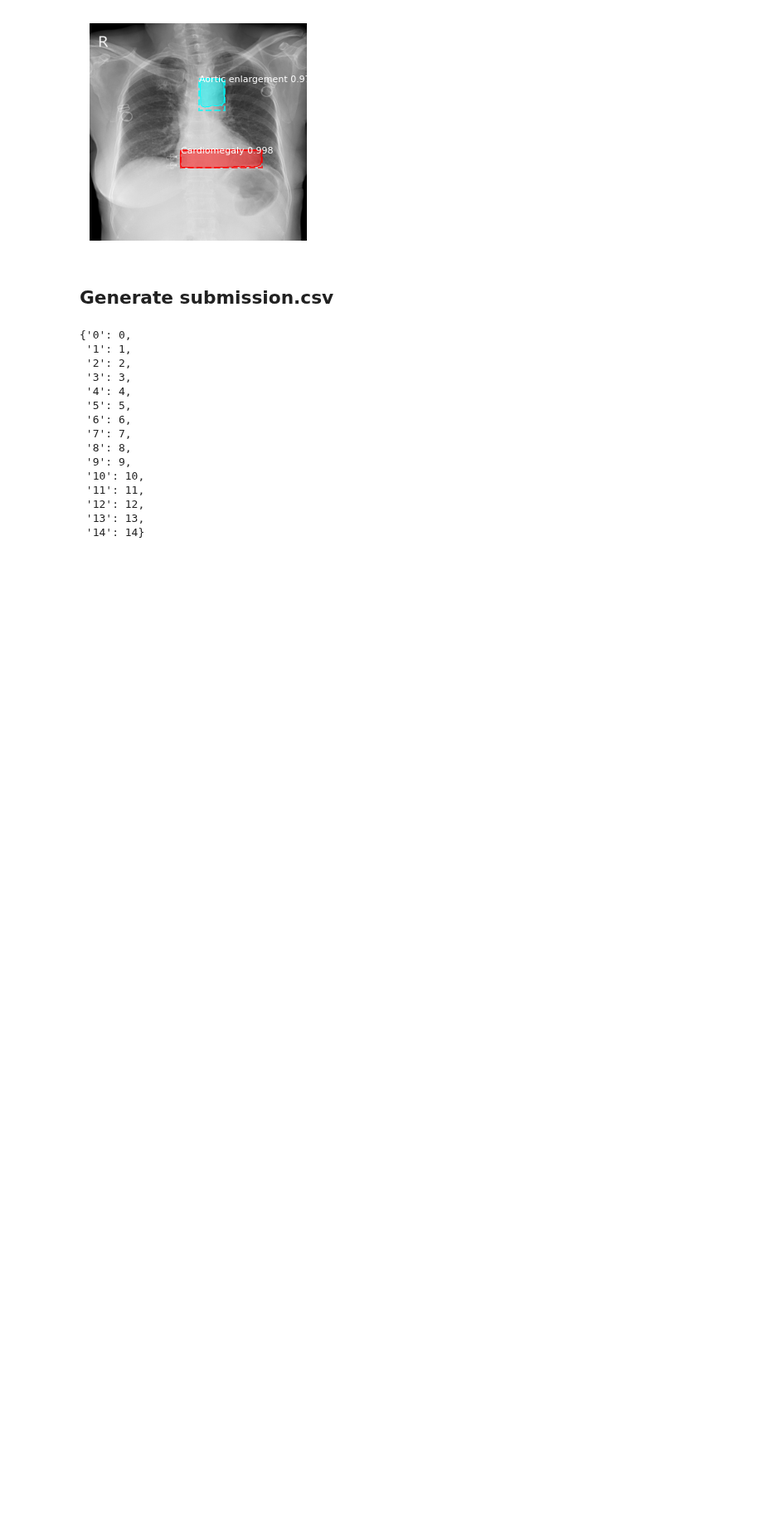
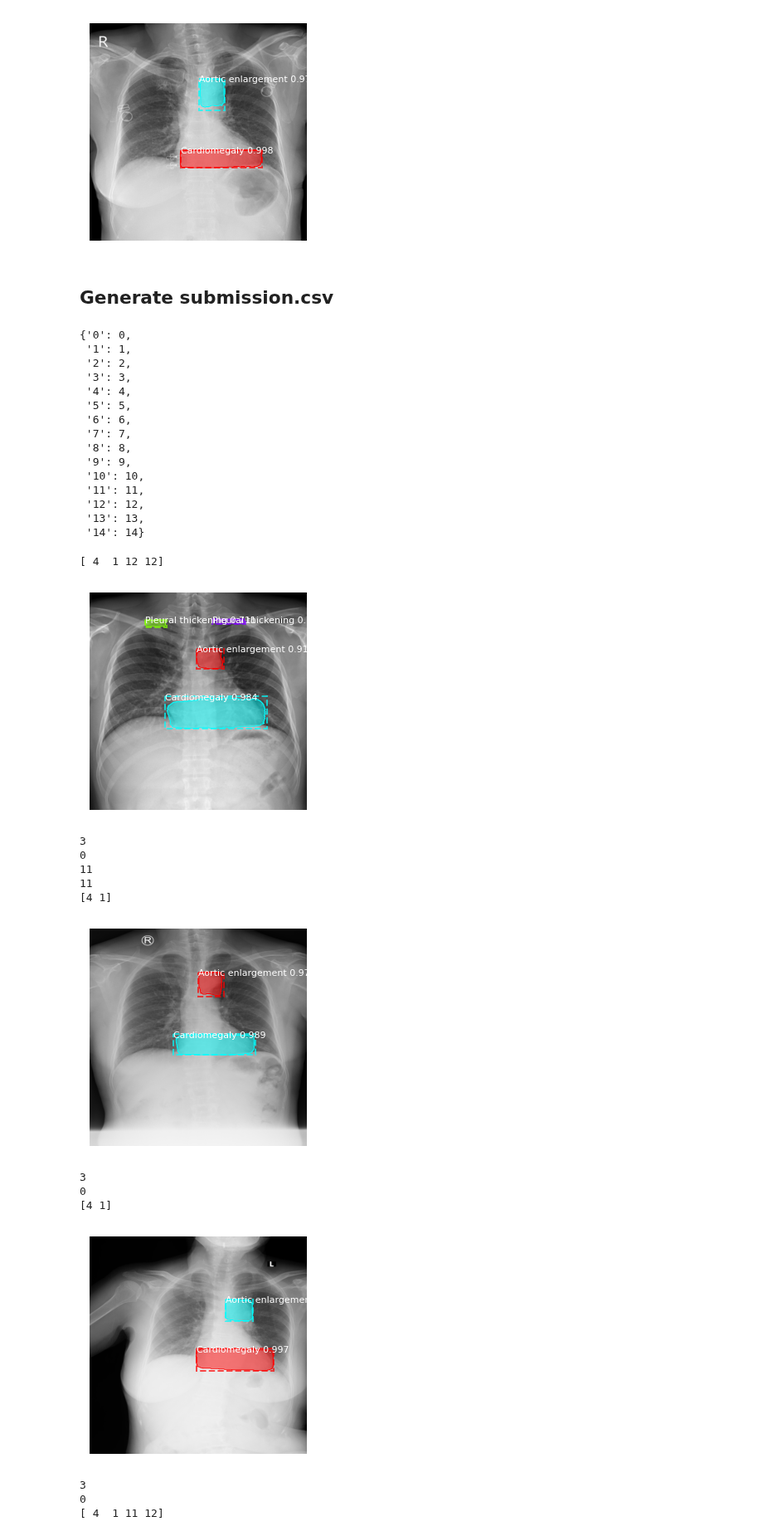
Before and after one commit to daitranskku/chest_x_ray_abnormalities_detection, a Jupyter notebook: MaskRCNN_implementation/model_evaluation.ipynb, the cells around one changed output. Shown at 83% size. Cells and saved outputs as stored; diff of their text form; code cells hidden in the pictures; blank space fills up the shorter version.

```diff
--- a/MaskRCNN_implementation/model_evaluation.ipynb
+++ b/MaskRCNN_implementation/model_evaluation.ipynb
@@ -394,7 +394,7 @@ test_file_list = os.listdir(TEST_DIR)
 # selected_classes_dict = {"0":14,"1":2,"2":0,"3":11,"4":5,"5":8,"6":13,"7":7,
 #                          "8":1,"9":9,"10":6,"11":10,"12":2,"13":4,"14":12}
 
-for image_file_name in tqdm(test_file_list):
+for image_file_name in tqdm(test_file_list[:5]):
 
     dicom_image = dicom2array(TEST_DIR + '/' + image_file_name)
     image_dimensions = dicom_image.shape
@@ -402,7 +402,7 @@ for image_file_name in tqdm(test_file_list):
     # extracrt results
     bbox_list, class_list, confidence_list = find_anomalies(dicom_image)
 
-#     print(class_list)
+    print(class_list)
     # convert from single-channel grayscale to 3-channel RGB
     img = np.stack([dicom_image] * 3, axis=2)
     resized_img = cv2.resize(img, (IMAGE_SIZE,IMAGE_SIZE), interpolation = cv2.INTER_AREA)
@@ -411,9 +411,9 @@ for image_file_name in tqdm(test_file_list):
     result = model.detect([resized_img])
     r = result[0]
 
-#     visualize.display_instances(resized_img, r['rois'], r['masks'], r['class_ids'],
-#                                 train_dataset.class_names, r['scores'], show_mask = True,
-#                                figsize=(5,5))
+    visualize.display_instances(resized_img, r['rois'], r['masks'], r['class_ids'],
+                                train_dataset.class_names, r['scores'], show_mask = True,
+                               figsize=(5,5))
 
     # found abnormalities
 
@@ -422,31 +422,47 @@ for image_file_name in tqdm(test_file_list):
     if len(bbox_list) > 0:
 
         for bbox, class_id, confidence in zip(bbox_list, class_list, confidence_list):
 
             # Convert to submission class id
             for key, value in selected_classes_dict.items():
                 if class_id == int(key):
                     class_id_correct = value -1 # minus 1 because start from 0 for abnormal cases
 
-#             print(class_id_correct)
+            print(class_id_correct)
 #             print(class_id_correct)
             confidence_score = str(round(confidence,3))
 
 #             y_scale = image_dimensions[0]/IMAGE_SIZE
 #             x_scale = image_dimensions[1]/IMAGE_SIZE
             rescaled_bbox = (bbox * [1, 1, 1, 1]).astype(int)
 
 
             #organise the bbox into xmin, ymin, xmax, ymax
             ymin = image_dimensions[0]-rescaled_bbox[2]
             ymax = image_dimensions[0]-rescaled_bbox[0]
             xmin = rescaled_bbox[1]
             xmax = rescaled_bbox[3]
 
             prediction_string += "{} {} {} {} {} {} ".format(class_id_correct, confidence_score, xmin, ymin, xmax, ymax)
 
         results.append({"image_id":image_file_name.replace(".dicom",""), "PredictionString":prediction_string.strip()})
 
     else:
         results.append({"image_id":image_file_name.replace(".dicom",""), "PredictionString":"14 1.0 0 0 1 1"})
 submission_df = pd.DataFrame(results)
+# %% [output]
+[ 4  1 12 12]
+[figure, added]
+3
+0
+11
+11
+[4 1]
+[figure, added]
+3
+0
+[4 1]
+[figure, added]
+3
+0
+[ 4  1 11 12]
```
Also changed, not shown: parts of 4 cells of this notebook.
